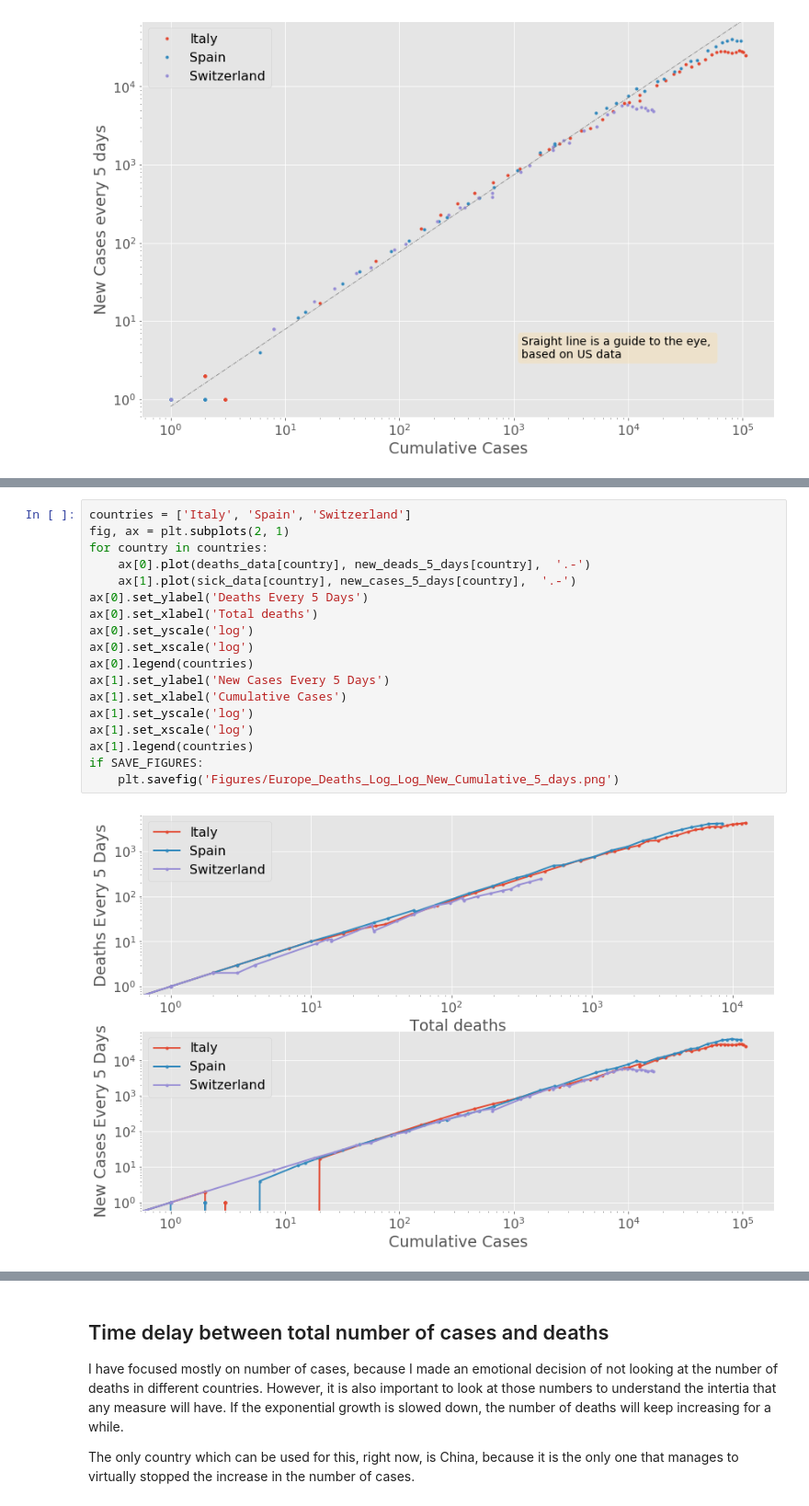
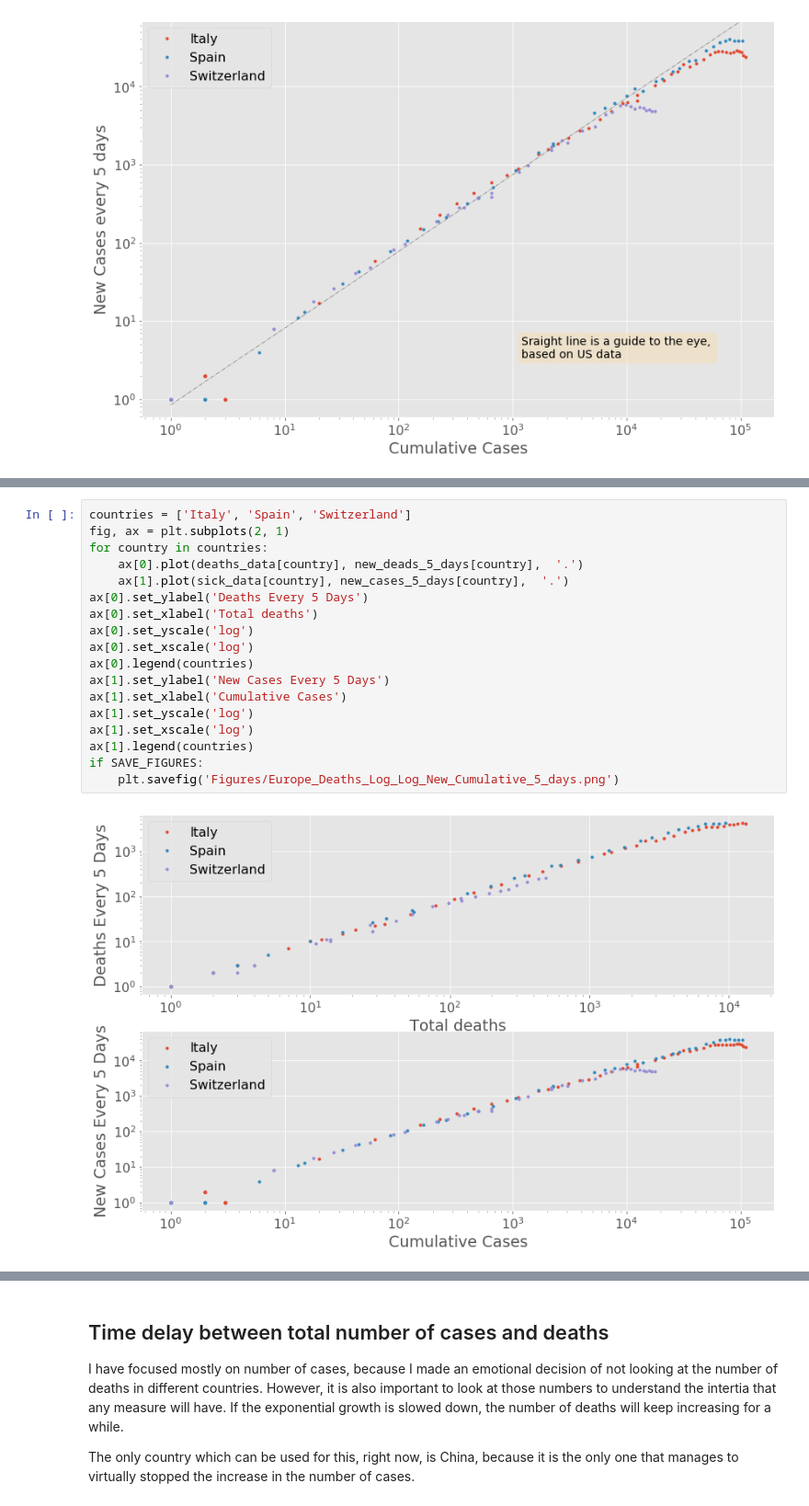
Before and after one commit to aquilesC/Covid-19-Jupyter-Notebook, a Jupyter notebook: Covid_Time_Series.ipynb, the cells around one changed output, grey strips where cells are left out. Shown at 92% size. Saved outputs shown, nothing was run; the diff lists cells and outputs as text.

```diff
--- a/Covid_Time_Series.ipynb
+++ b/Covid_Time_Series.ipynb
@@ -570,20 +611,20 @@ if SAVE_FIGURES:
 # %%
 countries = ['Italy', 'Spain', 'Switzerland']
 fig, ax = plt.subplots(2, 1)
 for country in countries:
-    ax[0].plot(deaths_data[country], new_deads_5_days[country],  '.-')
-    ax[1].plot(sick_data[country], new_cases_5_days[country],  '.-')
+    ax[0].plot(deaths_data[country], new_deads_5_days[country],  '.')
+    ax[1].plot(sick_data[country], new_cases_5_days[country],  '.')
 ax[0].set_ylabel('Deaths Every 5 Days')
 ax[0].set_xlabel('Total deaths')
 ax[0].set_yscale('log')
 ax[0].set_xscale('log')
 ax[0].legend(countries)
 ax[1].set_ylabel('New Cases Every 5 Days')
 ax[1].set_xlabel('Cumulative Cases')
 ax[1].set_yscale('log')
 ax[1].set_xscale('log')
 ax[1].legend(countries)
 if SAVE_FIGURES:
     plt.savefig('Figures/Europe_Deaths_Log_Log_New_Cumulative_5_days.png')
 # %% [output]
-[figure, old version]
+[figure, new version]
```
Also changed, not shown: parts of 49 cells of this notebook, 36 other files.
